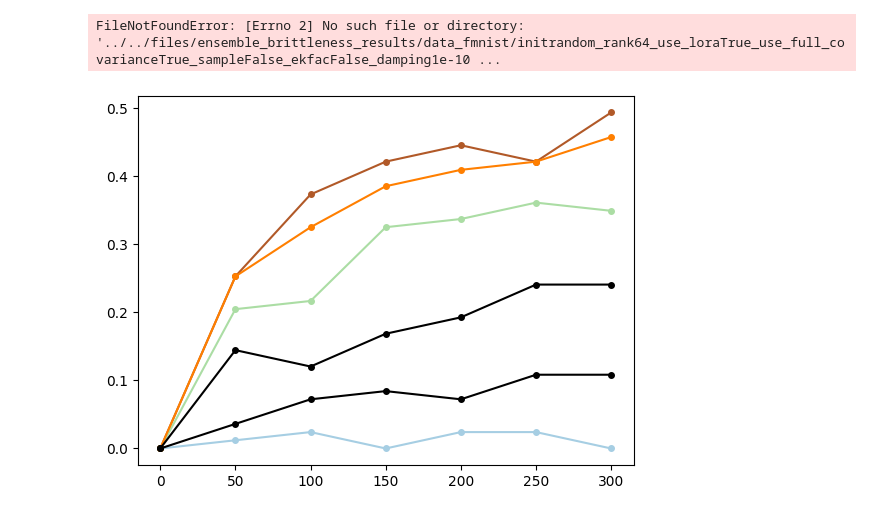
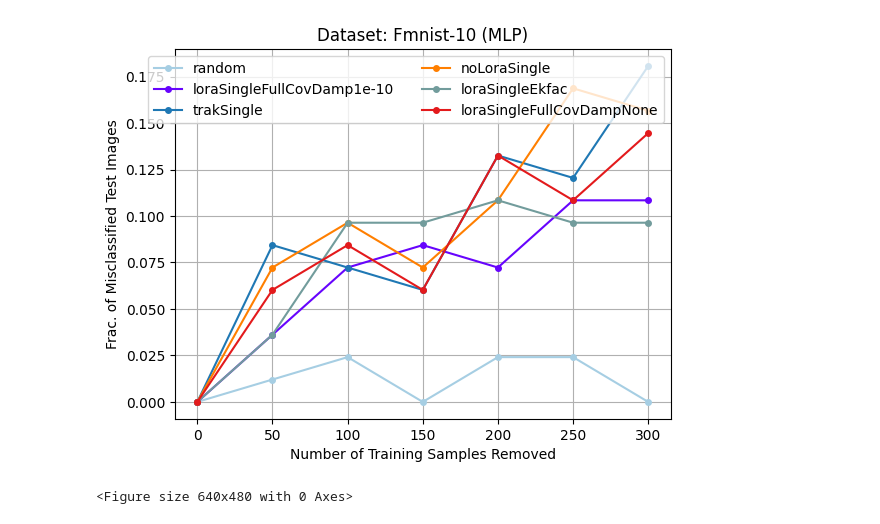
Before and after one commit to logix-project/logix, a Jupyter notebook: examples/notebooks/cifar10/plot_emsemble_brittleness.ipynb, the cells around one changed output. Saved outputs shown, nothing was run; the diff lists cells and outputs as text; code cells hidden in the pictures.

```diff
--- a/examples/notebooks/cifar10/plot_emsemble_brittleness.ipynb
+++ b/examples/notebooks/cifar10/plot_emsemble_brittleness.ipynb
@@ -101,49 +103,56 @@ def main(data_name: str) -> None:
         # "pca1e-06",
         # "noLoraEkfac",
         # "loraEkfacrandom32",
-        "loraEkfacrandom64",
-        "loraEkfacrandom16",
-        "noLoraEkfac",
-        "initrandom_rank64_use_loraTrue_use_full_covarianceTrue_sampleFalse_ekfacTrue_damping1e-10_use_augmented_dataFalse_grad_simFalse_tag_model_id10",
-        "initrandom_rank64_use_loraTrue_use_full_covarianceTrue_sampleFalse_ekfacTrue_damping1e-10_use_augmented_dataFalse_grad_simFalse_tag_model_id0",
-        "initrandom_rank64_use_loraTrue_use_full_covarianceTrue_sampleFalse_ekfacFalse_damping1e-10_use_augmented_dataFalse_grad_simFalse_tag_model_id_10"
+        # "loraEkfacrandom64",
+        # "loraEkfacrandom16",
+        # "noLoraEkfac",
+        # "initrandom_rank64_use_loraTrue_use_full_covarianceTrue_sampleFalse_ekfacFalse_damping1e-10_use_augmented_dataFalse_grad_simFalse_tag_model_id_10",
+        "initrandom_rank64_use_loraTrue_use_full_covarianceTrue_sampleFalse_ekfacFalse_damping1e-10_use_augmented_dataFalse_grad_simFalse_tag_model_id0",
+        # "initrandom_rank64_use_loraTrue_use_full_covarianceTrue_sampleFalse_ekfacFalse_damping1e-10_use_augmented_dataFalse_grad_simFalse_tag_model_id_10",
+        "trak_30_single",
+        "initrandom_rank64_damping1e-10_tag_model_id0",
+        "initrandom_rank64_use_loraTrue_ekfacTrue_damping1e-10_tag_model_id0",
+        "initrandom_rank64_use_loraTrue_use_full_covarianceTrue_dampingNone_tag_model_id0",
     ]
 
     base = 0.0
-    intervals = [50, 100, 150, 200, 250, 300]
+    # intervals = [50, 100, 150, 200, 250, 300]
+    intervals = [100, 200, 300]  # Updated intervals
+
     # init_plotting()
 
     for algo_name in algo_name_lst:
         results = torch.load(
             f"../../files/ensemble_brittleness_results/data_{data_name.lower()}/{algo_name}.pt"
         )
 
         results = np.array(results["results"])
         avg_results = results.sum(0) / results.shape[0]
+        selected_results = results[:, [1, 3, 5]]  # Indices correspond to [100, 200, 300] in the original list
         plt.plot(
             [0] + intervals,
-            [base] + list(avg_results),
+            [base] + list(selected_results),
             "o-",
             label=get_name(algo_name),
             c=get_color(algo_name),
             markersize=MARKER_SIZE,
         )
 
     plt.legend(ncol=2)
     plt.title("Dataset: Fmnist-10 (MLP)")
 
     plt.ylabel("Frac. of Misclassified Test Images")
     plt.xlabel("Number of Training Samples Removed")
     plt.grid()
     plt.show()
     plt.clf()
 
 
 if __name__ == "__main__":
     main(data_name="fmnist")
 # %% [output]
+[figure, new version]
-FileNotFoundError: [Errno 2] No such file or directory: '../../files/ensemble_brittleness_results/data_fmnist/initrandom_rank64_use_loraTrue_use_full_covarianceTrue_sampleFalse_ekfacFalse_damping1e-10 ...
+<Figure size 640x480 with 0 Axes>
-[figure, old version]
 # %%
 results = torch.load(
     f"../../files/ensemble_brittleness_results/data_cifar10/noLoraEkfacAugTrueFisher.pt"
```
Also changed, not shown: parts of 2 cells of this notebook, 4 other files.
